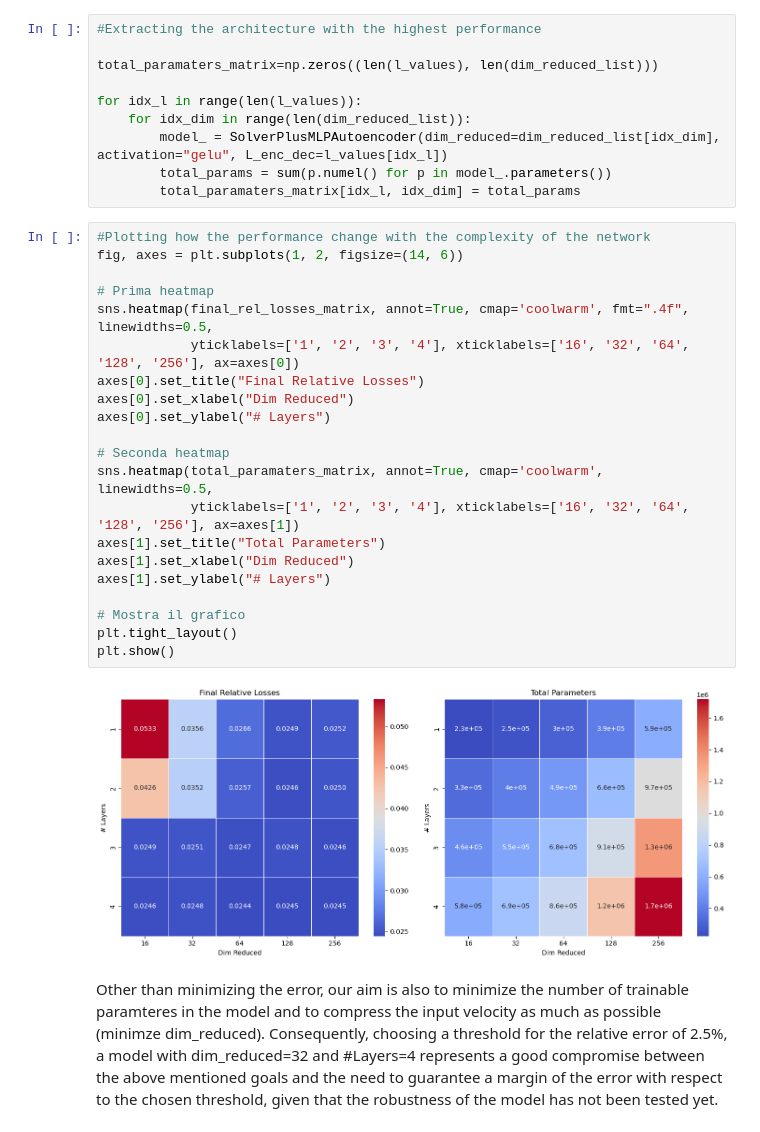
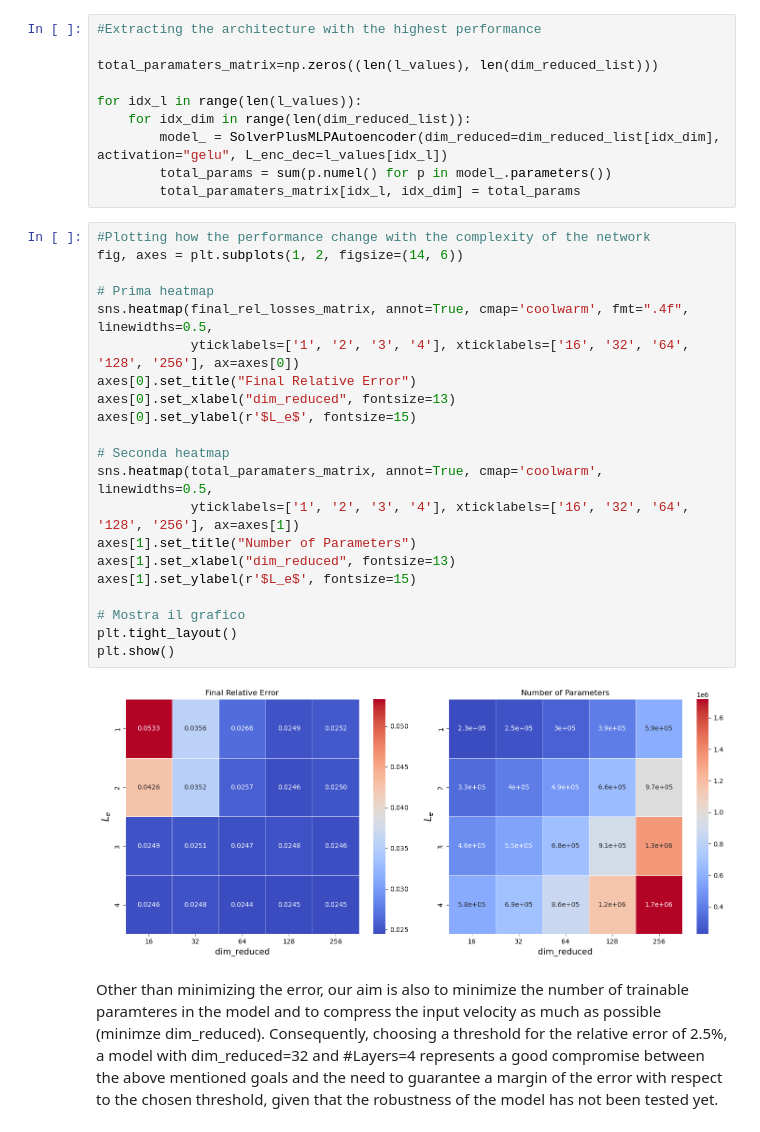
Before and after one commit to CS-433/ml-project-2-ita, a Jupyter notebook: enzo/final_enzo.ipynb, the cells around one changed output. Drawn from its saved outputs; the diff is of its cells as text.

```diff
--- a/enzo/final_enzo.ipynb
+++ b/enzo/final_enzo.ipynb
@@ -302,26 +302,26 @@ for idx_l in range(len(l_values)):
 # %%
 #Plotting how the performance change with the complexity of the network
 fig, axes = plt.subplots(1, 2, figsize=(14, 6))
 
 # Prima heatmap
 sns.heatmap(final_rel_losses_matrix, annot=True, cmap='coolwarm', fmt=".4f", linewidths=0.5,
             yticklabels=['1', '2', '3', '4'], xticklabels=['16', '32', '64', '128', '256'], ax=axes[0])
-axes[0].set_title("Final Relative Losses")
-axes[0].set_xlabel("Dim Reduced")
-axes[0].set_ylabel("# Layers")
+axes[0].set_title("Final Relative Error")
+axes[0].set_xlabel("dim_reduced", fontsize=13)
+axes[0].set_ylabel(r'$L_e$', fontsize=15)
 
 # Seconda heatmap
 sns.heatmap(total_paramaters_matrix, annot=True, cmap='coolwarm', linewidths=0.5,
             yticklabels=['1', '2', '3', '4'], xticklabels=['16', '32', '64', '128', '256'], ax=axes[1])
-axes[1].set_title("Total Parameters")
-axes[1].set_xlabel("Dim Reduced")
-axes[1].set_ylabel("# Layers")
+axes[1].set_title("Number of Parameters")
+axes[1].set_xlabel("dim_reduced", fontsize=13)
+axes[1].set_ylabel(r'$L_e$', fontsize=15)
 
 # Mostra il grafico
 plt.tight_layout()
 plt.show()
 # %% [output]
-[figure, old version]
+[figure, new version]
 # %% [markdown]
 Other than minimizing the error, our aim is also to minimize the number of trainable paramteres in the model and to compress the input velocity as much as possible (minimze dim_reduced). Consequently, choosing a threshold for the relative error of 2.5%, a model with dim_reduced=32 and #Layers=4 represents a good compromise between the above mentioned goals and the need to guarantee a margin of the error with respect to the chosen threshold, given that the robustness of the model has not been tested yet.
 # %%
```
Also changed, not shown: parts of 9 cells of this notebook, 1 other file.
